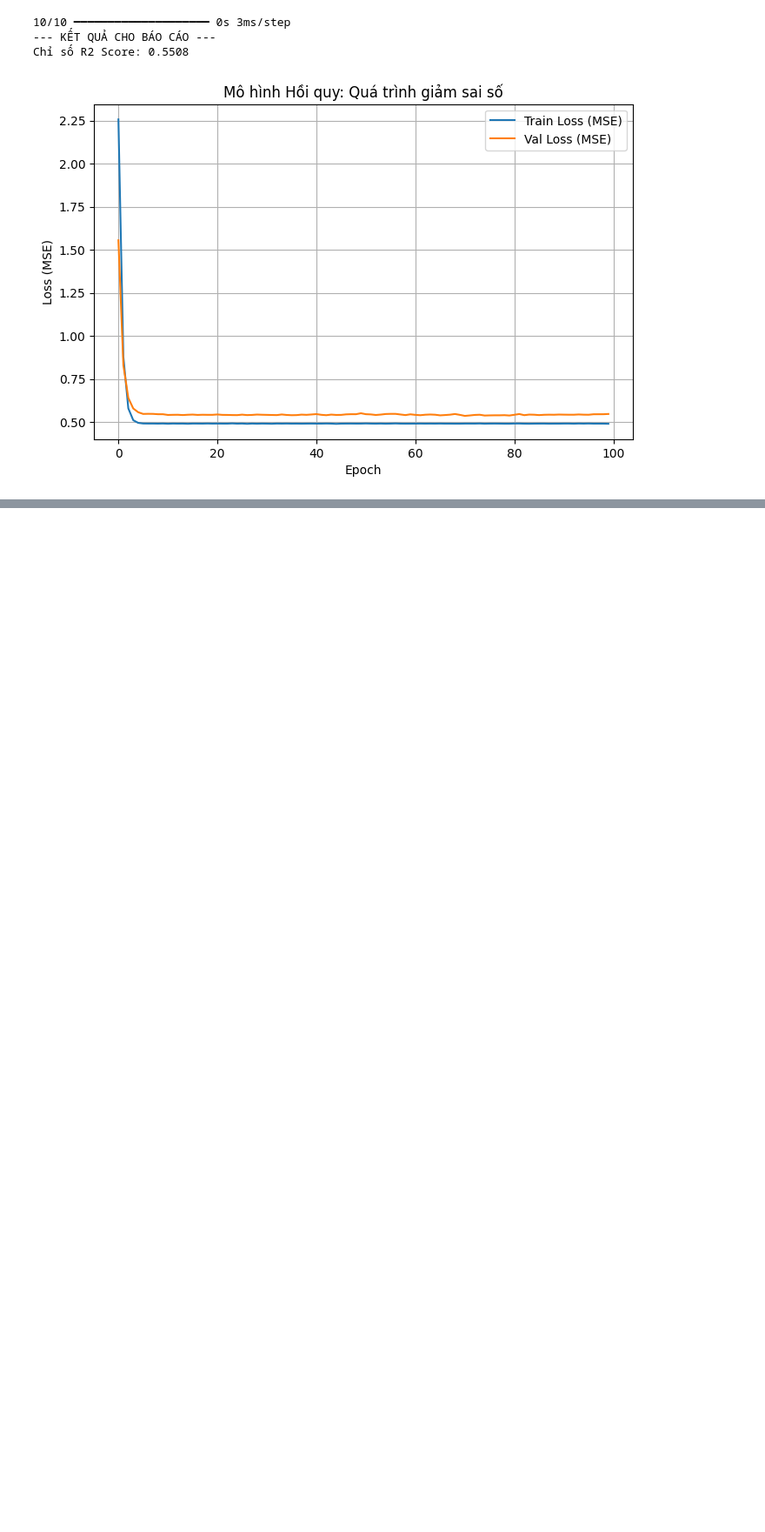
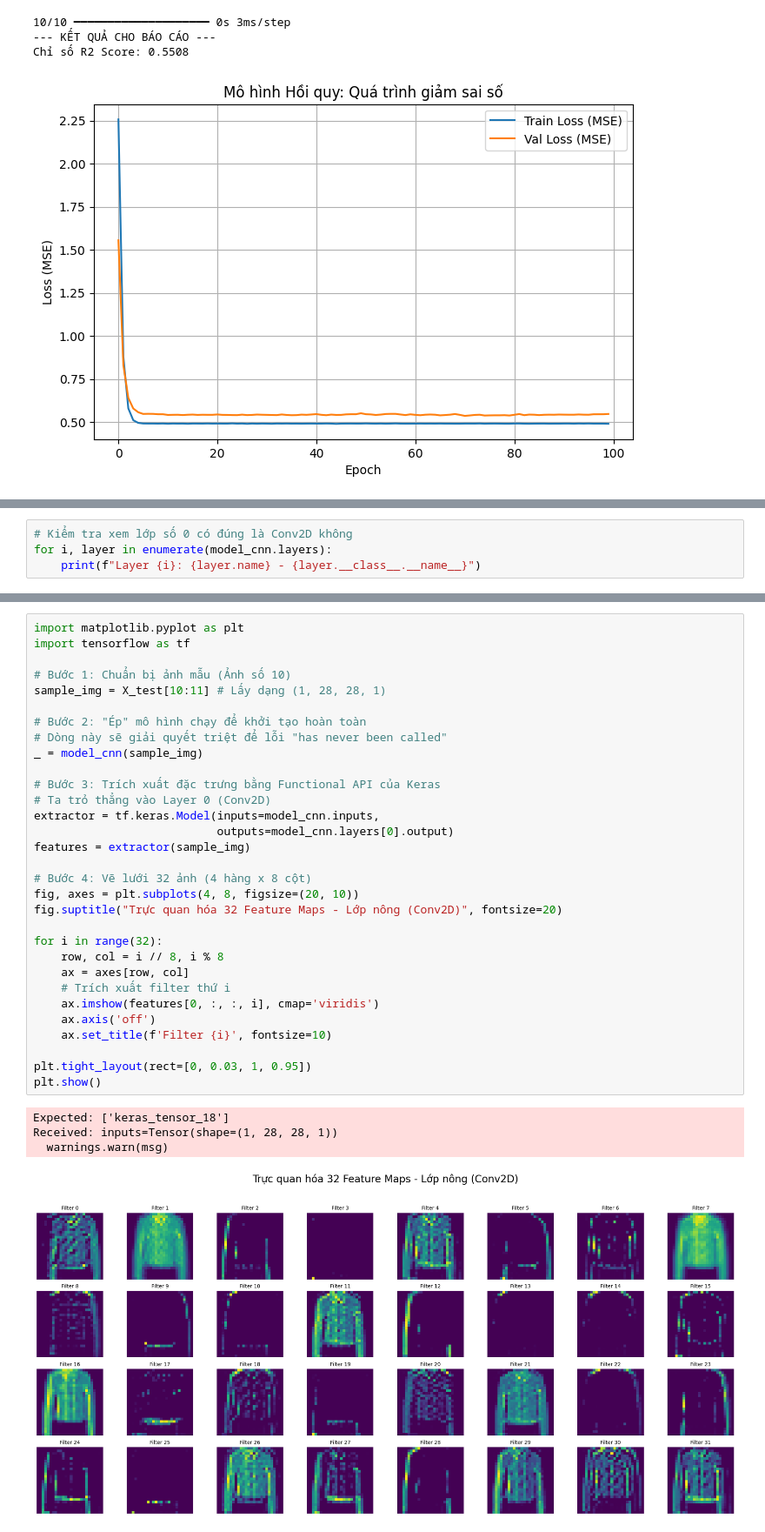
Before and after one commit to dangchicong/hocsau, a Jupyter notebook: Do_an.ipynb, the cells around one changed output, grey strips where cells are left out. Shown at 87% size. Drawn from its saved outputs; the diff is of its cells as text; blank space fills up the shorter version.

```diff
--- a/Do_an.ipynb
+++ b/Do_an.ipynb
@@ -511,0 +735,4 @@ Chỉ số R2 Score: 0.5508
+# %%
+# Kiểm tra xem lớp số 0 có đúng là Conv2D không
+for i, layer in enumerate(model_cnn.layers):
+    print(f"Layer {i}: {layer.name} - {layer.__class__.__name__}")
@@ -511,0 +745,36 @@ Chỉ số R2 Score: 0.5508
+# %%
+import matplotlib.pyplot as plt
+import tensorflow as tf
+
+# Bước 1: Chuẩn bị ảnh mẫu (Ảnh số 10)
+sample_img = X_test[10:11] # Lấy dạng (1, 28, 28, 1)
+
+# Bước 2: "Ép" mô hình chạy để khởi tạo hoàn toàn
+# Dòng này sẽ giải quyết triệt để lỗi "has never been called"
+_ = model_cnn(sample_img)
+
+# Bước 3: Trích xuất đặc trưng bằng Functional API của Keras
+# Ta trỏ thẳng vào Layer 0 (Conv2D)
+extractor = tf.keras.Model(inputs=model_cnn.inputs,
+                           outputs=model_cnn.layers[0].output)
+features = extractor(sample_img)
+
+# Bước 4: Vẽ lưới 32 ảnh (4 hàng x 8 cột)
+fig, axes = plt.subplots(4, 8, figsize=(20, 10))
+fig.suptitle("Trực quan hóa 32 Feature Maps - Lớp nông (Conv2D)", fontsize=20)
+
+for i in range(32):
+    row, col = i // 8, i % 8
+    ax = axes[row, col]
+    # Trích xuất filter thứ i
+    ax.imshow(features[0, :, :, i], cmap='viridis')
+    ax.axis('off')
+    ax.set_title(f'Filter {i}', fontsize=10)
+
+plt.tight_layout(rect=[0, 0.03, 1, 0.95])
+plt.show()
+# %% [output]
+Expected: ['keras_tensor_18']
+Received: inputs=Tensor(shape=(1, 28, 28, 1))
+  warnings.warn(msg)
+[figure, added]
```
Also changed, not shown: parts of 18 cells of this notebook.
